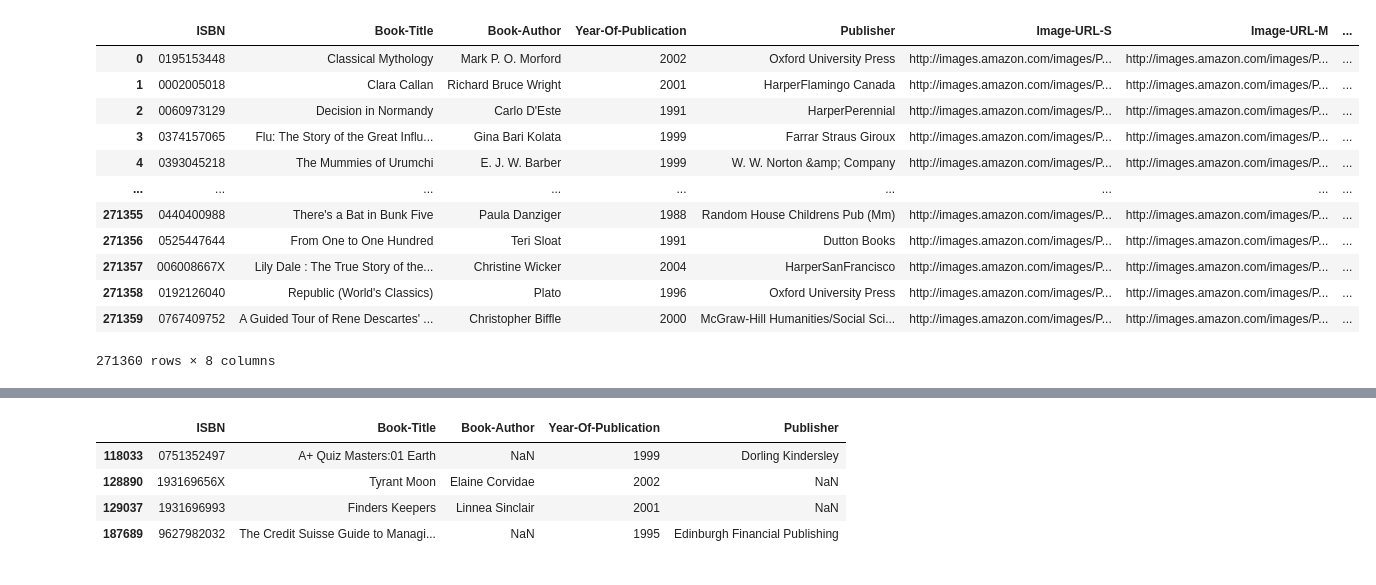
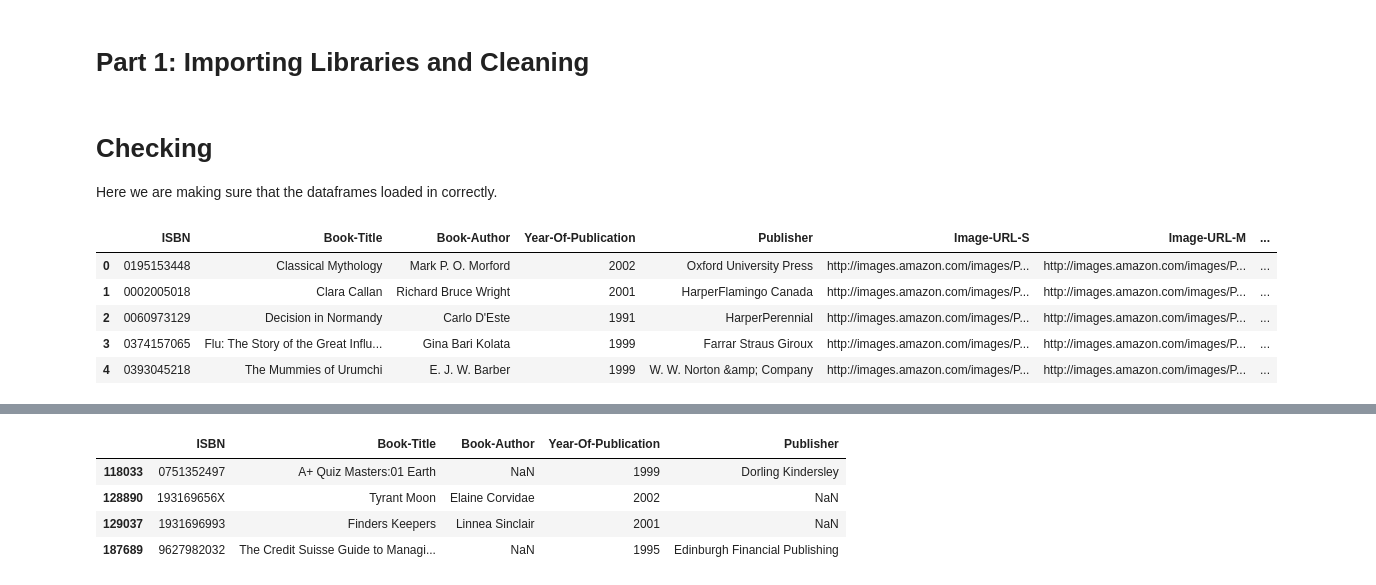
Before and after one commit to isaac-turk/summer24---Book-Recommendation-System, a Jupyter notebook: book-rec-system.ipynb, the cells around one changed output, grey strips where cells are left out. Drawn from its saved outputs; the diff is of its cells as text; code cells hidden in the pictures.

```diff
--- a/book-rec-system.ipynb
+++ b/book-rec-system.ipynb
@@ -1,23 +1,22 @@
+# %% [markdown]
+# Part 1: Importing Libraries and Cleaning
 # %%
 import pandas as pd
 
 books = pd.read_csv('Books.csv')
 users = pd.read_csv('Users.csv')
 ratings = pd.read_csv('Ratings.csv')
+# %% [markdown]
+# Checking
+
+Here we are making sure that the dataframes loaded in correctly.
 # %%
-books
+books.head()
 # %% [output]
 |  | ISBN | Book-Title | Book-Author | Year-Of-Publication | Publisher | Image-URL-S | Image-URL-M | ... |
 | 0 | 0195153448 | Classical Mythology | Mark P. O. Morford | 2002 | Oxford University Press | http://images.amazon.com/images/P... | http://images.amazon.com/images/P... | ... |
 | 1 | 0002005018 | Clara Callan | Richard Bruce Wright | 2001 | HarperFlamingo Canada | http://images.amazon.com/images/P... | http://images.amazon.com/images/P... | ... |
 | 2 | 0060973129 | Decision in Normandy | Carlo D'Este | 1991 | HarperPerennial | http://images.amazon.com/images/P... | http://images.amazon.com/images/P... | ... |
 | 3 | 0374157065 | Flu: The Story of the Great Influ... | Gina Bari Kolata | 1999 | Farrar Straus Giroux | http://images.amazon.com/images/P... | http://images.amazon.com/images/P... | ... |
 | 4 | 0393045218 | The Mummies of Urumchi | E. J. W. Barber | 1999 | W. W. Norton &amp; Company | http://images.amazon.com/images/P... | http://images.amazon.com/images/P... | ... |
-| ... | ... | ... | ... | ... | ... | ... | ... | ... |
-| 271355 | 0440400988 | There's a Bat in Bunk Five | Paula Danziger | 1988 | Random House Childrens Pub (Mm) | http://images.amazon.com/images/P... | http://images.amazon.com/images/P... | ... |
-| 271356 | 0525447644 | From One to One Hundred | Teri Sloat | 1991 | Dutton Books | http://images.amazon.com/images/P... | http://images.amazon.com/images/P... | ... |
-| 271357 | 006008667X | Lily Dale : The True Story of the... | Christine Wicker | 2004 | HarperSanFrancisco | http://images.amazon.com/images/P... | http://images.amazon.com/images/P... | ... |
-| 271358 | 0192126040 | Republic (World's Classics) | Plato | 1996 | Oxford University Press | http://images.amazon.com/images/P... | http://images.amazon.com/images/P... | ... |
-| 271359 | 0767409752 | A Guided Tour of Rene Descartes' ... | Christopher Biffle | 2000 | McGraw-Hill Humanities/Social Sci... | http://images.amazon.com/images/P... | http://images.amazon.com/images/P... | ... |
-271360 rows × 8 columns
 # %%
```
Also changed, not shown: parts of 18 cells of this notebook.
